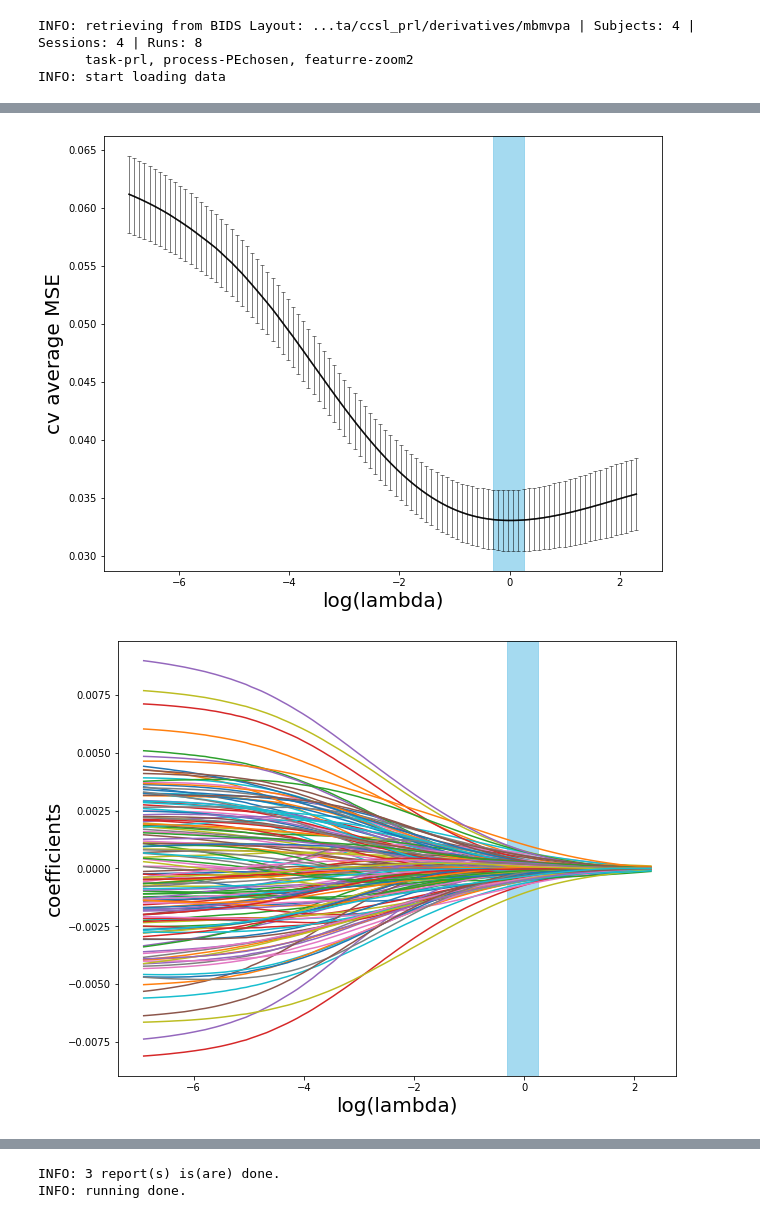
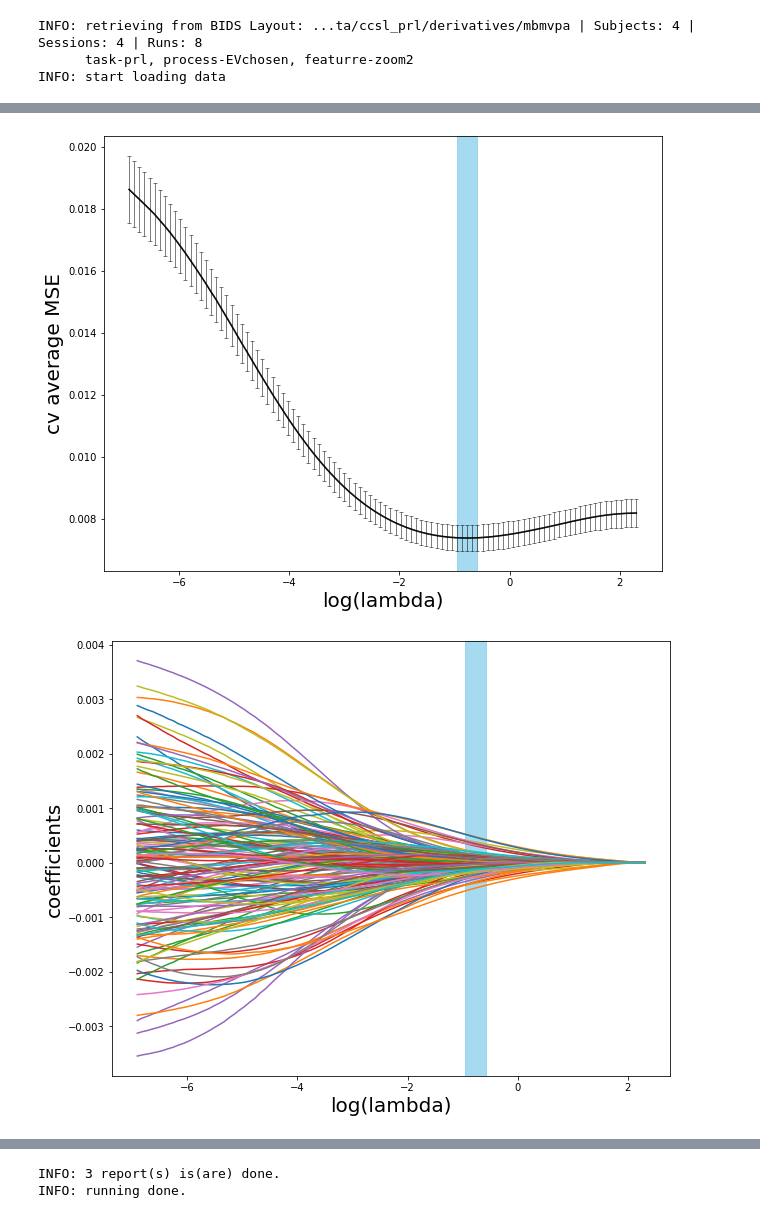
Before and after one commit to CCS-Lab/project_model_based_fmri, a Jupyter notebook: tutorials/tutorial_prl_rpe_oneshot.ipynb, the cells around one changed output, grey strips where cells are left out. Drawn from its saved outputs; the diff is of its cells as text; code cells hidden in the pictures.

```diff
--- a/tutorials/tutorial_prl_rpe_oneshot.ipynb
+++ b/tutorials/tutorial_prl_rpe_oneshot.ipynb
@@ -102,11 +103,11 @@ INFO: results are saved at report_ElasticNet(alpha:0.001)_prlfictitiousrpwoa-prl
 INFO: 3 report(s) is(are) done.
 INFO: running done.
 # %%
-_ = run_mbmvpa(root='tutorial_data/ccsl_prl',
+_ = run_mbmvpa(bids_layout='tutorial_data/ccsl_prl',
                dm_model='prl_fictitious_rp_woa',
                feature_name='zoom2',
-               task='prl',
-               process='EVchosen')
+               task_name='prl',
+               process_name='EVchosen')
 # %% [output]
 INFO: start loading BIDSLayout
 INFO: fMRIPrep is loaded
@@ -126,6 +127,6 @@ INFO: start processing 8 events.[task-prl, process-PEchosen]
 INFO: events processing is done.
 INFO: retrieving from BIDS Layout: ...ta/ccsl_prl/derivatives/mbmvpa | Subjects: 4 | Sessions: 4 | Runs: 8
-      task-prl, process-PEchosen, featurre-zoom2
+      task-prl, process-EVchosen, featurre-zoom2
 INFO: start loading data
 INFO: loaded data info. total-8
       subject_01: X(636, 4793), y(636, 1)
@@ -150,2 +151,2 @@ INFO: results are saved at report_ElasticNet(alpha:0.001)_prlfictitiousrpwoa-prl
-[figure, old version]
+[figure, new version]
-[figure, old version]
+[figure, new version]
```
Also changed, not shown: parts of 4 cells of this notebook, 5 other files.
